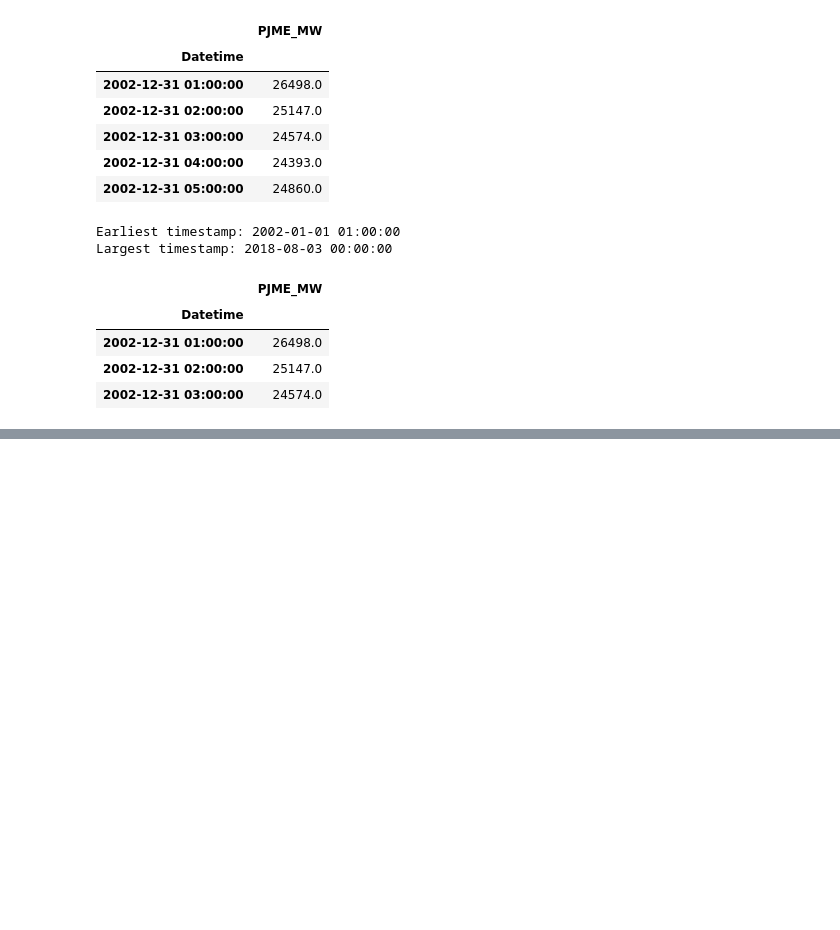
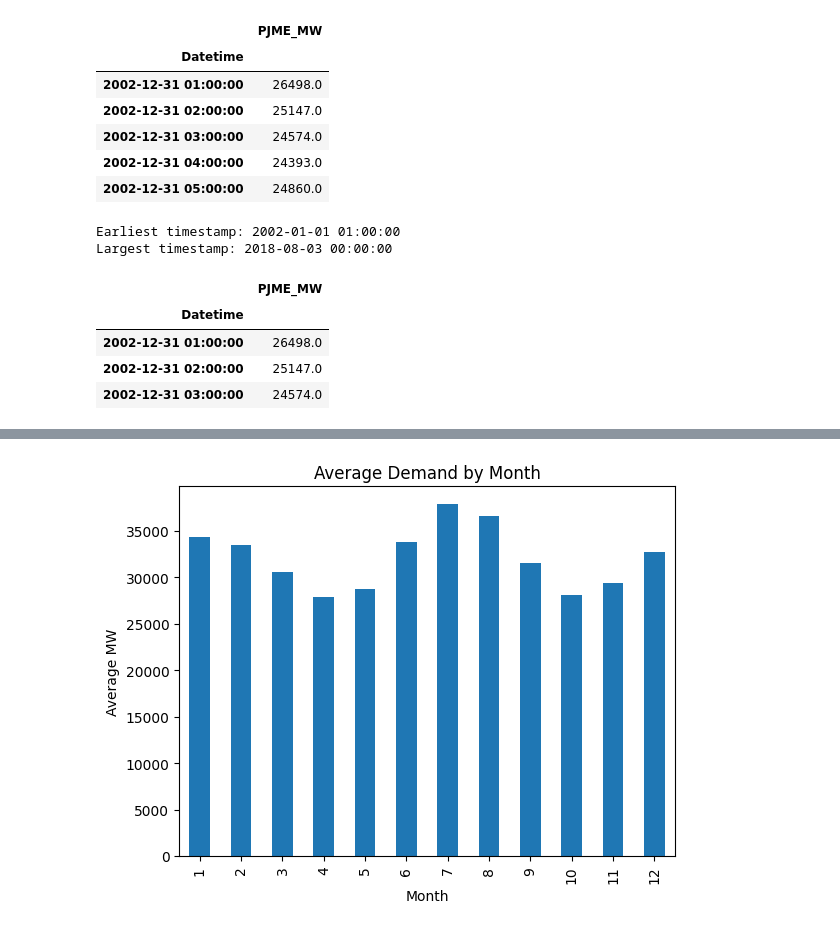
Before and after one commit to Prakalp-74/pjm-energy-demand-forecasting, a Jupyter notebook: Untitled.ipynb, the cells around one changed output, grey strips where cells are left out. Saved outputs shown, nothing was run; the diff lists cells and outputs as text; code cells hidden in the pictures; blank space fills up the shorter version.

```diff
--- a/Untitled.ipynb
+++ b/Untitled.ipynb
@@ -80,0 +99,10 @@ Largest timestamp: 2018-08-03 00:00:00
+# %%
+monthly = df.groupby(df.index.month)["PJME_MW"].mean()
+# %%
+monthly.plot(kind="bar")
+plt.title("Average Demand by Month")
+plt.xlabel("Month")
+plt.ylabel("Average MW")
+plt.show()
+# %% [output]
+[figure, added]
```
Also changed, not shown: parts of 9 cells of this notebook.
